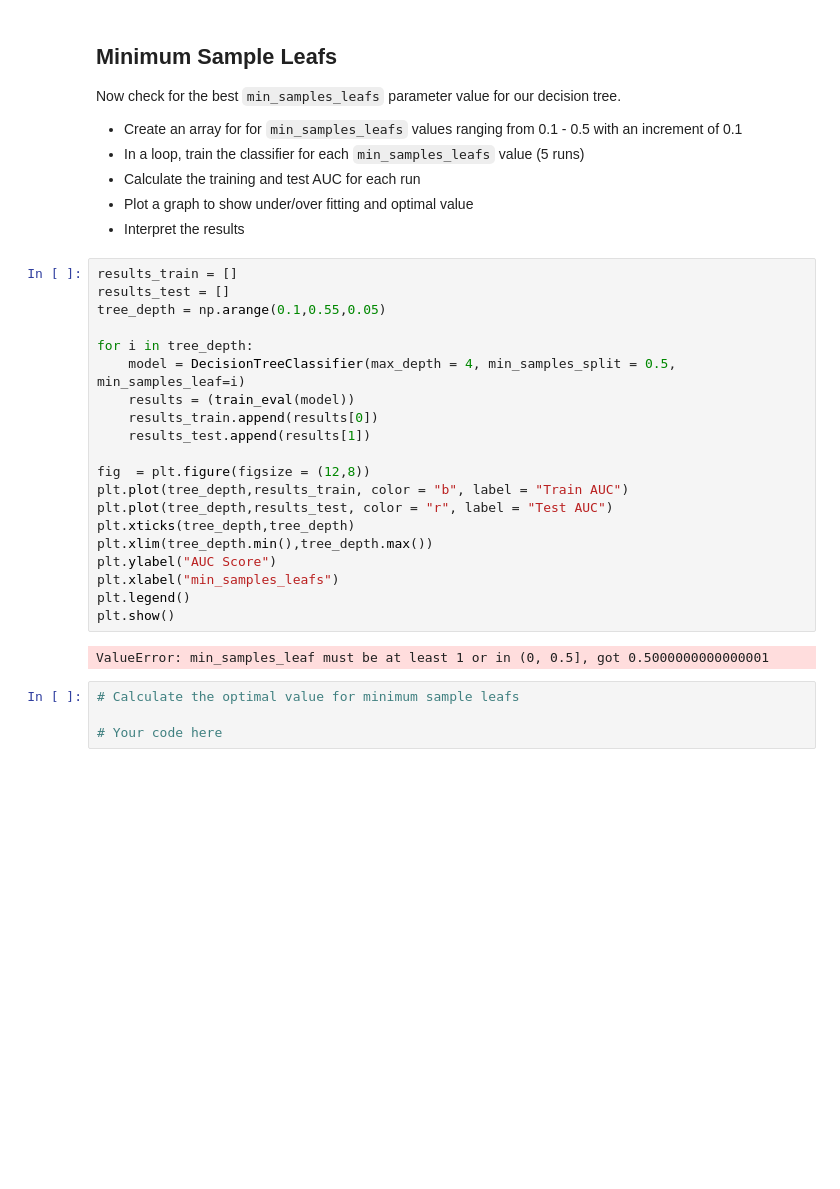
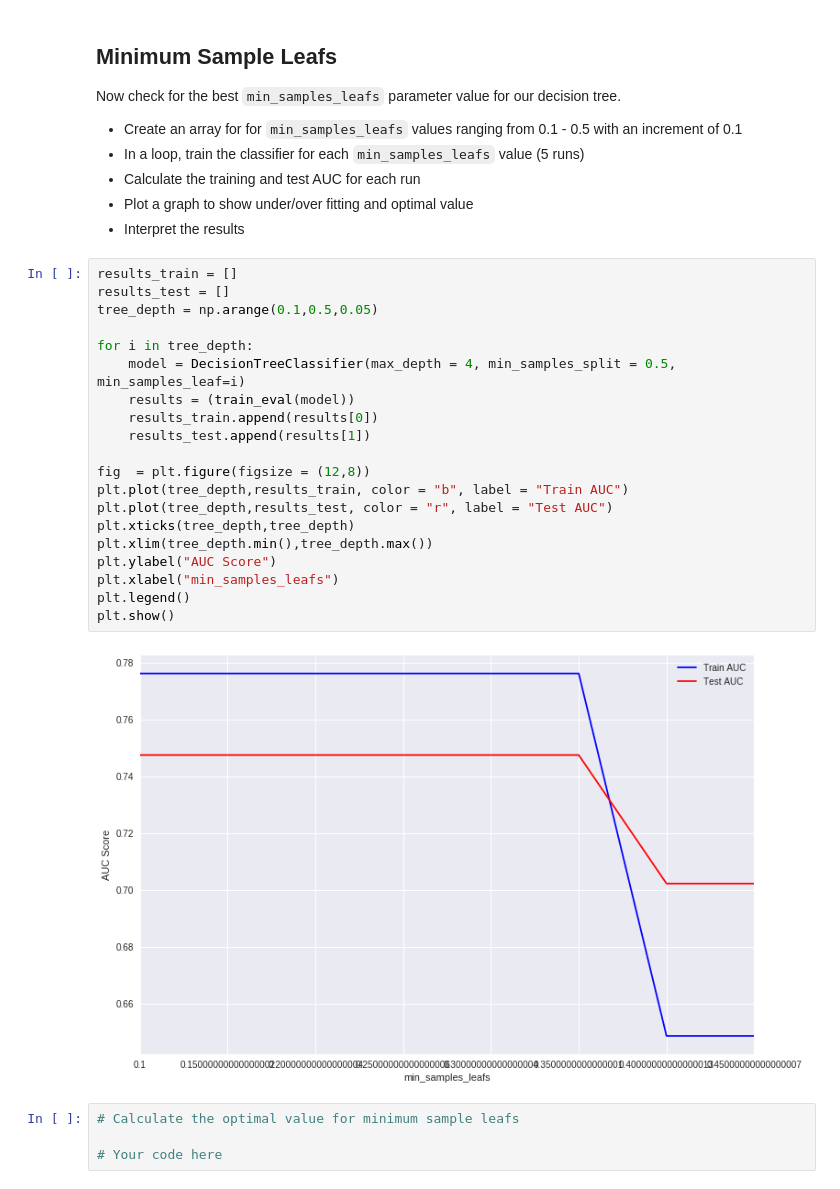
Before and after one commit to Pietrassyk/dsc-tuning-decision-trees-lab-nyc-ds-career-042219, a Jupyter notebook: index.ipynb, the cells around one changed output. Cells and saved outputs as stored; diff of their text form; blank space fills up the shorter version.

```diff
--- a/index.ipynb
+++ b/index.ipynb
@@ -193,25 +193,25 @@ Now check for the best `min_samples_leafs` parameter value for our decision tree
 # %%
 results_train = []
 results_test = []
-tree_depth = np.arange(0.1,0.55,0.05)
+tree_depth = np.arange(0.1,0.5,0.05)
 
 for i in tree_depth:
     model = DecisionTreeClassifier(max_depth = 4, min_samples_split = 0.5, min_samples_leaf=i)
     results = (train_eval(model))
     results_train.append(results[0])
     results_test.append(results[1])
 
 fig  = plt.figure(figsize = (12,8))
 plt.plot(tree_depth,results_train, color = "b", label = "Train AUC")
 plt.plot(tree_depth,results_test, color = "r", label = "Test AUC")
 plt.xticks(tree_depth,tree_depth)
 plt.xlim(tree_depth.min(),tree_depth.max())
 plt.ylabel("AUC Score")
 plt.xlabel("min_samples_leafs")
 plt.legend()
 plt.show()
 # %% [output]
-ValueError: min_samples_leaf must be at least 1 or in (0, 0.5], got 0.5000000000000001
+[figure, added]
 # %%
 # Calculate the optimal value for minimum sample leafs
 
```
